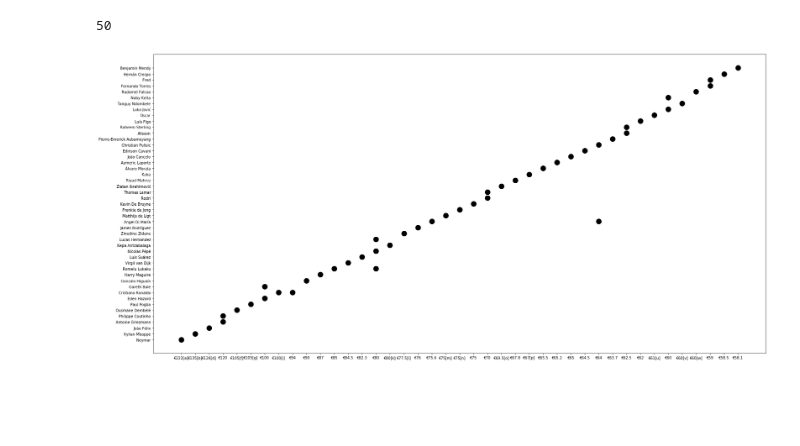
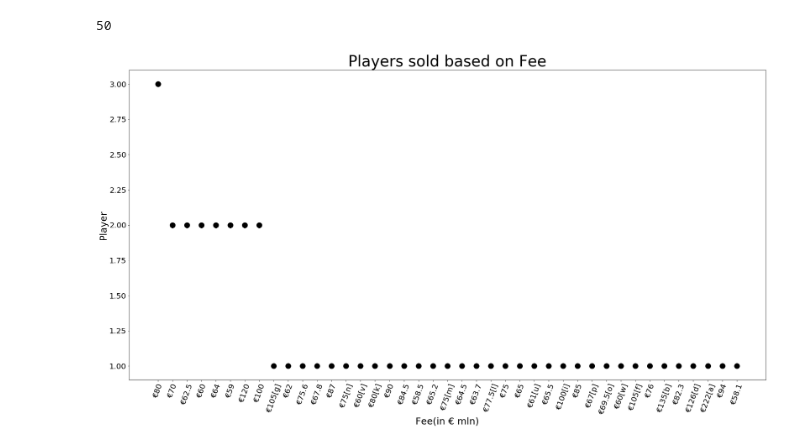
Before and after one commit to Thesavagecoder7784/Statistical-Data-Analysis-With-Pandas, a Jupyter notebook: Most Expensive Transfers.ipynb, the cells around one changed output. Drawn from its saved outputs; the diff is of its cells as text; code cells hidden in the pictures; blank space fills up the shorter version.

```diff
--- a/Most Expensive Transfers.ipynb
+++ b/Most Expensive Transfers.ipynb
@@ -33,8 +33,13 @@ g = df['To']
 # %%
 a = df['Fee(€ mln)']
 av = df['Fee(€ mln)'].value_counts()
 a_dict = list(dict.fromkeys(a))
-plt.plot(a,df['Player'],c ='Black' , ls='', marker = 'o', ms=14)
+plt.plot(av,c ='Black' , ls='', marker = 'o', ms=14)
+plt.xticks(fontsize = 20,rotation=70)
+plt.yticks(fontsize = 20)
+plt.xlabel("Fee(in € mln)",fontsize = 25)
+plt.ylabel("Player",fontsize = 25)
+plt.title("Players sold based on Fee",fontsize = 40)
 plt.show()
 # %% [output]
-[figure, old version]
+[figure, new version]
```
Also changed, not shown: parts of 10 cells of this notebook.
